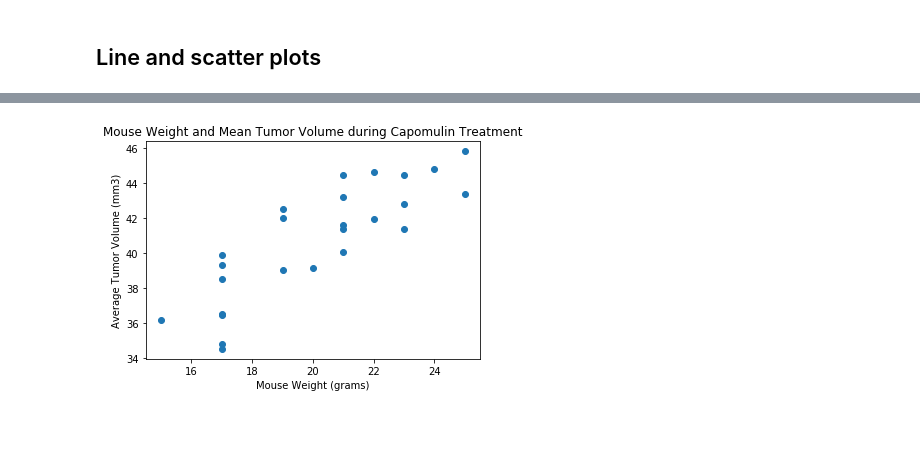
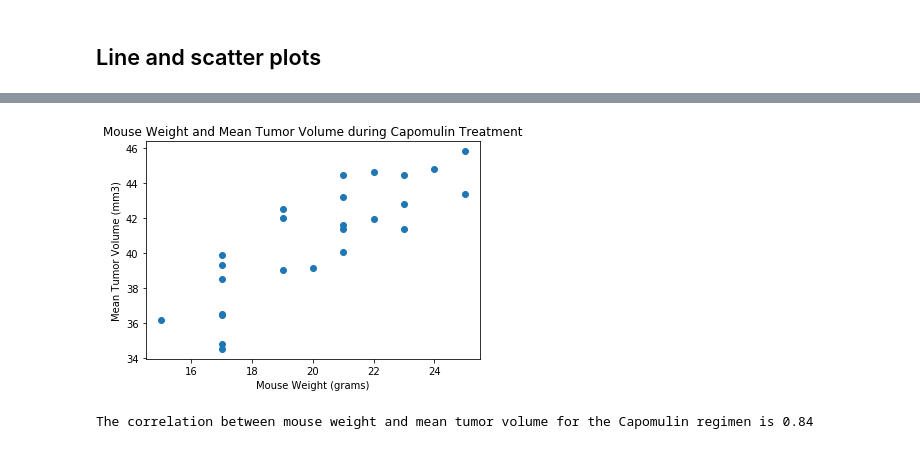
Before and after one commit to DigBaseball/matplotlib-challenge, a Jupyter notebook: pymaceuticals_starter.ipynb, the cells around one changed output, grey strips where cells are left out. Drawn from its saved outputs; the diff is of its cells as text; code cells hidden in the pictures.

Commit message:
Completed correlation/regression analysis.

```diff
--- a/pymaceuticals_starter.ipynb
+++ b/pymaceuticals_starter.ipynb
@@ -207,23 +207,27 @@ plt.xticks(random_mouse_df["Timepoint"],)
 # %%
 # Generate a scatter plot of mouse weight versus average tumor volume for the Capomulin regimen
 
 # Create a dataframe that contains just data for mice that received Capomulin
 capomulin_df = combined_data_df.loc[combined_data_df["Drug Regimen"] == "Capomulin"]
 
 # Determine mean values for each mouse
 mean_capomulin_df = capomulin_df.groupby(["Mouse ID"]).mean()
 
 # Excerpt the weight and volumns and assign them to Series
 capomulin_weights = mean_capomulin_df["Weight (g)"]
 mean_capomulin_volumes = mean_capomulin_df["Tumor Volume (mm3)"]
 
 # Plot the data
 plt.scatter(capomulin_weights,mean_capomulin_volumes)
 plt.title("Mouse Weight and Mean Tumor Volume during Capomulin Treatment")
 plt.xlabel('Mouse Weight (grams)')
-plt.ylabel('Average Tumor Volume (mm3)')
+plt.ylabel('Mean Tumor Volume (mm3)')
 plt.show()
 # %% [output]
-[figure, old version]
+[figure, new version]
 # %%
 # Calculate the correlation coefficient and linear regression model for mouse weight and average tumor volume for the Capomulin regimen
+correlation = st.pearsonr(capomulin_weights,mean_capomulin_volumes)
+print(f"The correlation between mouse weight and mean tumor volume for the Capomulin regimen is {round(correlation[0],2)}")
+# %% [output]
+The correlation between mouse weight and mean tumor volume for the Capomulin regimen is 0.84
```
Also changed, not shown: parts of 4 cells of this notebook.
